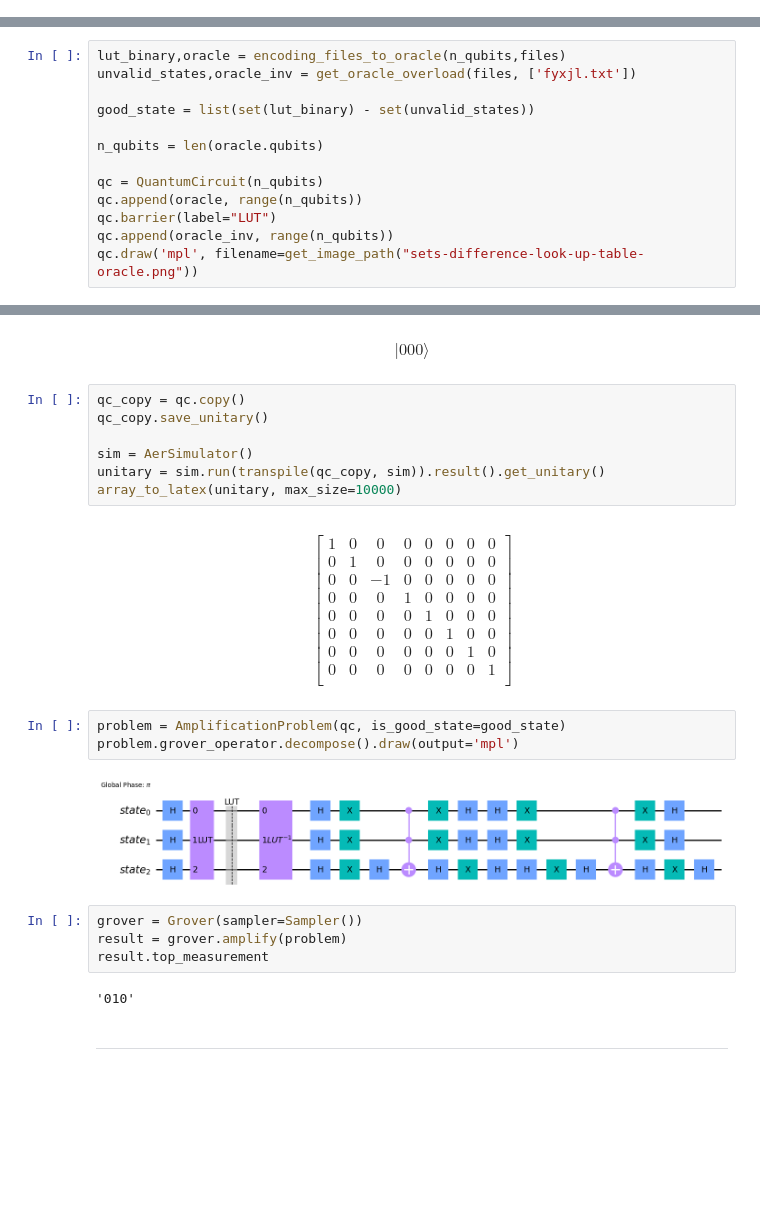
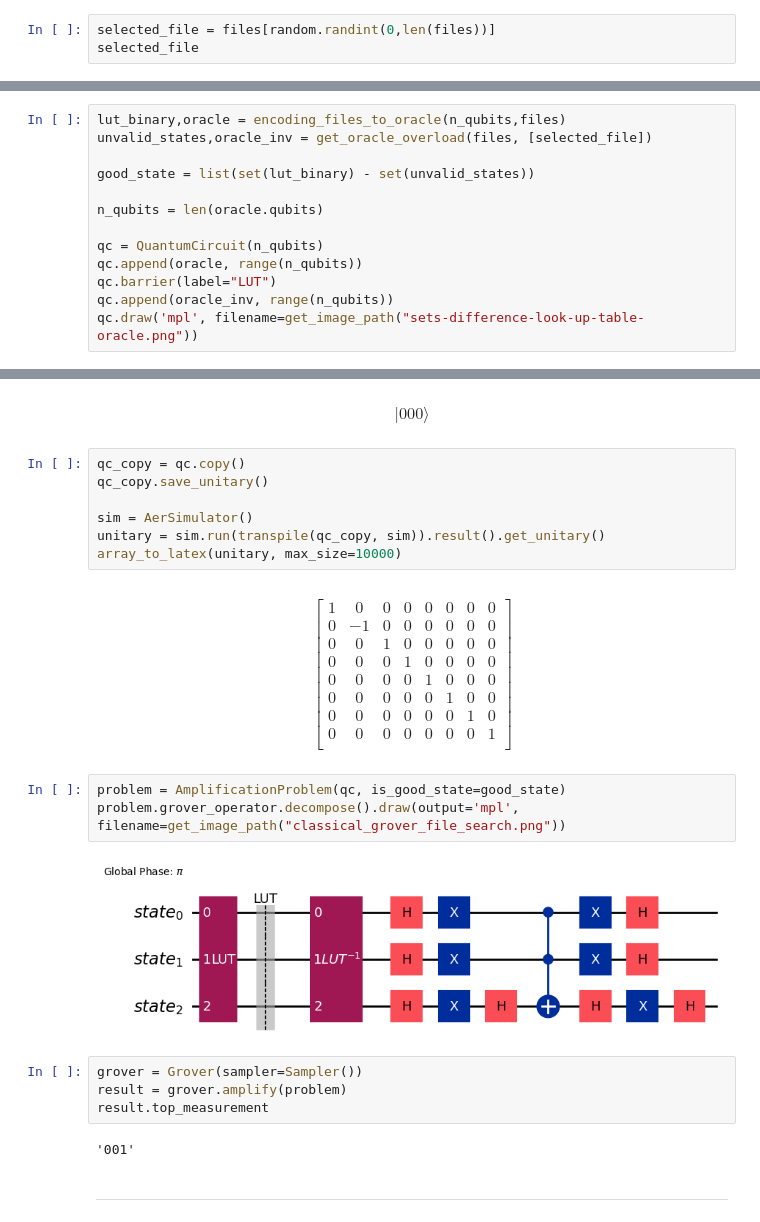
Before and after one commit to Dpbm/scientific-research-1-quantum-oracles, a Jupyter notebook: code/file-explorer.ipynb, the cells around one changed output, grey strips where cells are left out. Saved outputs shown, nothing was run; the diff lists cells and outputs as text; blank space fills up the shorter version.

```diff
--- a/code/file-explorer.ipynb
+++ b/code/file-explorer.ipynb
@@ -65,0 +66,3 @@ files
+# %%
+selected_file = files[random.randint(0,len(files))]
+selected_file
@@ -140,7 +147,7 @@ def get_oracle_overload(files, targets):
     return encoded_bin,oracle
 # %%
 lut_binary,oracle = encoding_files_to_oracle(n_qubits,files)
-unvalid_states,oracle_inv = get_oracle_overload(files, ['fyxjl.txt'])
+unvalid_states,oracle_inv = get_oracle_overload(files, [selected_file])
 
 good_state = list(set(lut_binary) - set(unvalid_states))
 
@@ -172,8 +179,8 @@ array_to_latex(unitary, max_size=10000)
 $$
 \begin{bmatrix}
 1 & 0 & 0 & 0 & 0 & 0 & 0 & 0  \\
- 0 & 1 & 0 & 0 & 0 & 0 & 0 & 0  \\
- 0 & 0 & -1 & 0 & 0 & 0 & 0 & 0  \\
+ 0 & -1 & 0 & 0 & 0 & 0 & 0 & 0  \\
+ 0 & 0 & 1 & 0 & 0 & 0 & 0 & 0  \\
  0 & 0 & 0 & 1 & 0 & 0 & 0 & 0  \\
  0 & 0 & 0 & 0 & 1 & 0 & 0 & 0  \\
  0 & 0 & 0 & 0 & 0 & 1 & 0 & 0  \\
@@ -183,15 +190,15 @@ $$
 $$
 # %%
 problem = AmplificationProblem(qc, is_good_state=good_state)
-problem.grover_operator.decompose().draw(output='mpl')
+problem.grover_operator.decompose().draw(output='mpl', filename=get_image_path("classical_grover_file_search.png"))
 # %% [output]
-[figure, old version]
+[figure, new version]
 # %%
 grover = Grover(sampler=Sampler())
 result = grover.amplify(problem)
 result.top_measurement
 # %% [output]
-'010'
+'001'
 # %% [markdown]
 ---
 # %%
```
Also changed, not shown: parts of 25 cells of this notebook, 58 other files.
